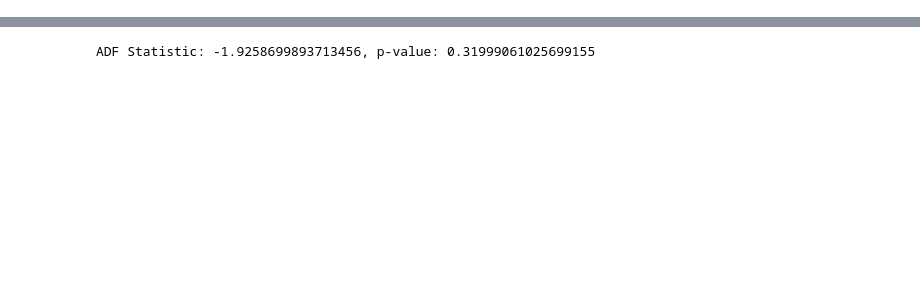
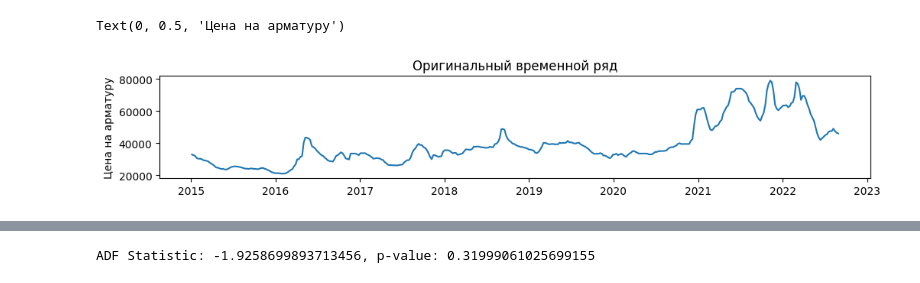
Before and after one commit to EBUSYGIN/ML-3, a Jupyter notebook: Regression.ipynb, the cells around one changed output, grey strips where cells are left out. Saved outputs shown, nothing was run; the diff lists cells and outputs as text; code cells hidden in the pictures; blank space fills up the shorter version.

```diff
--- a/Regression.ipynb
+++ b/Regression.ipynb
@@ -22,3 +109,17 @@ train_df["dt"] = pd.to_datetime(train_df["dt"])
 test_df["dt"] = pd.to_datetime(test_df["dt"])
 train_df.set_index("dt", inplace=True)
 test_df.set_index("dt", inplace=True)
+# %%
+# Разложение временного ряда
+decomposition = seasonal_decompose(train_df["Цена на арматуру"], model='additive', period=52)
+# %%
+plt.figure(figsize=(12, 8))
+
+# Оригинальный ряд
+plt.subplot(4, 1, 1)
+plt.plot(decomposition.observed)
+plt.title('Оригинальный временной ряд')
+plt.ylabel('Цена на арматуру')
+# %% [output]
+Text(0, 0.5, 'Цена на арматуру')
+[figure, added]
```
Also changed, not shown: parts of 13 cells of this notebook.
